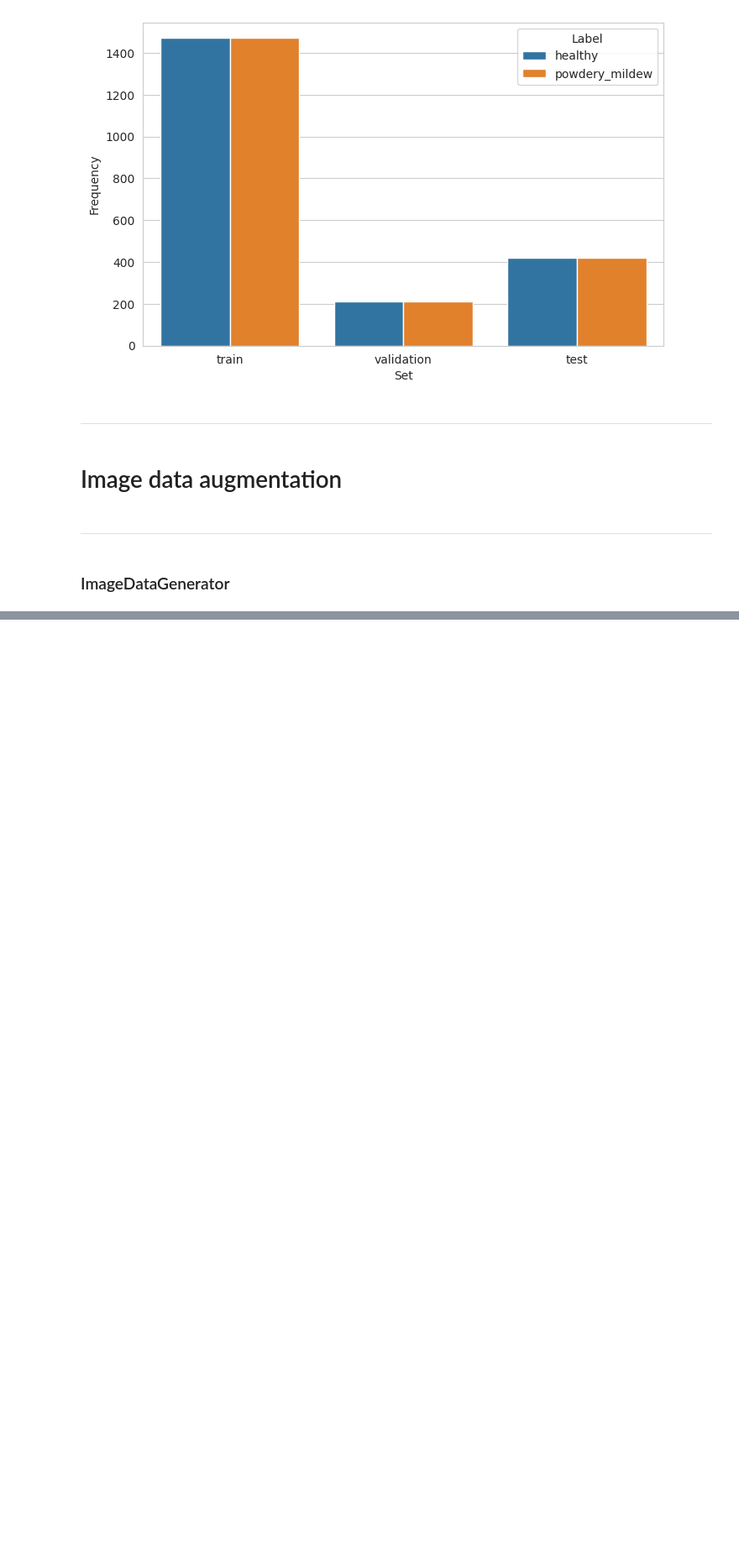
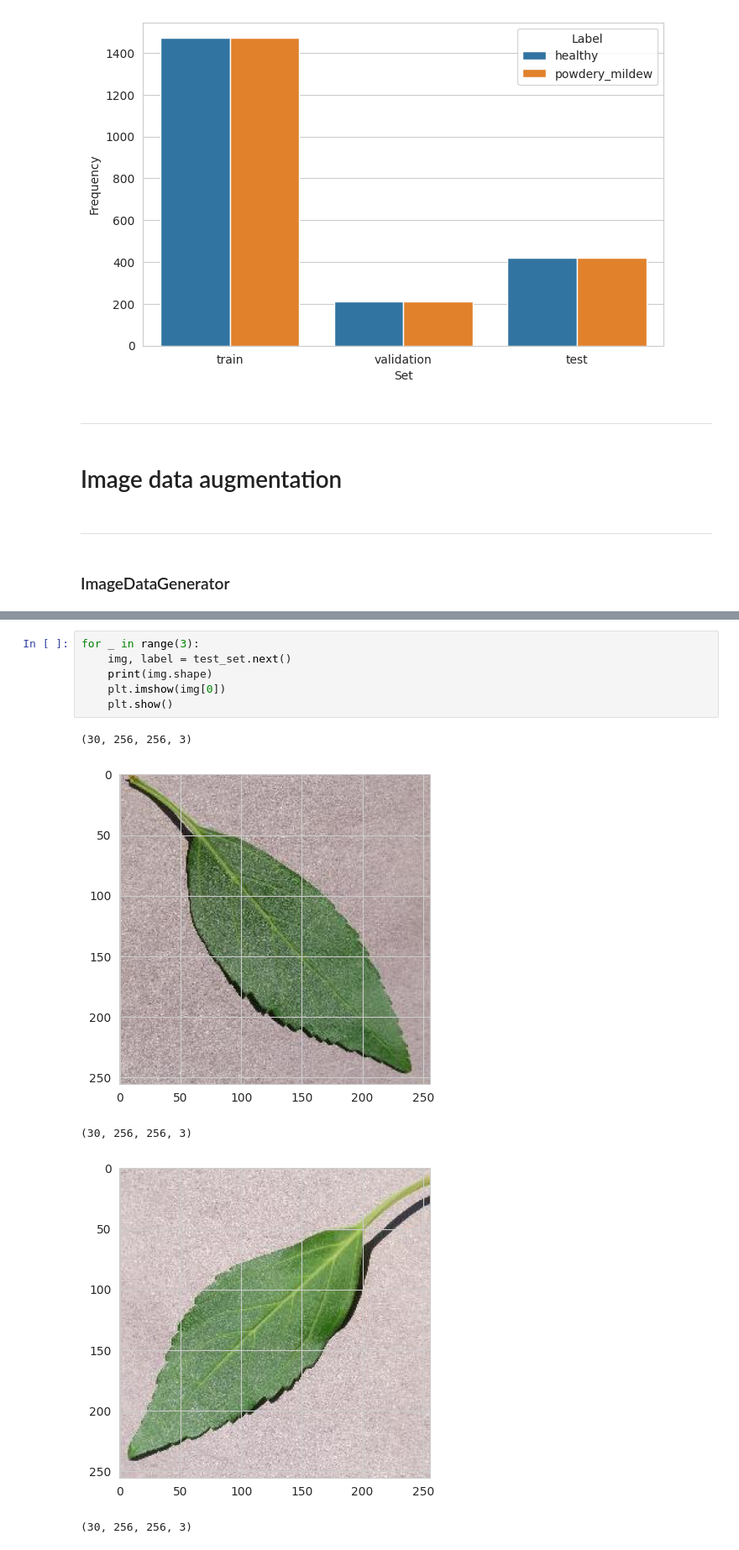
Before and after one commit to IainJackson90/pp5-mildew-detection, a Jupyter notebook: jupyter_notebooks/Modelling and Evaluating.ipynb, the cells around one changed output, grey strips where cells are left out. Shown at 84% size. Drawn from its saved outputs; the diff is of its cells as text; blank space fills up the shorter version.

```diff
--- a/jupyter_notebooks/Modelling and Evaluating.ipynb
+++ b/jupyter_notebooks/Modelling and Evaluating.ipynb
@@ -142,0 +234,12 @@ plt.show()
+# %%
+for _ in range(3):
+    img, label = test_set.next()
+    print(img.shape)
+    plt.imshow(img[0])
+    plt.show()
+# %% [output]
+(30, 256, 256, 3)
+[figure, added]
+(30, 256, 256, 3)
+[figure, added]
+(30, 256, 256, 3)
```
Also changed, not shown: parts of 19 cells of this notebook, 1 other file.
